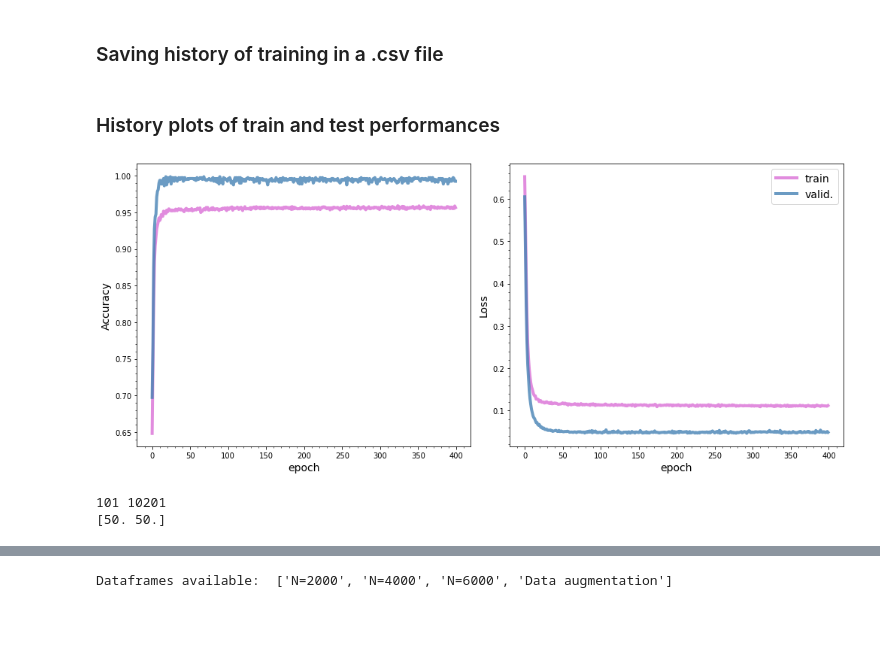
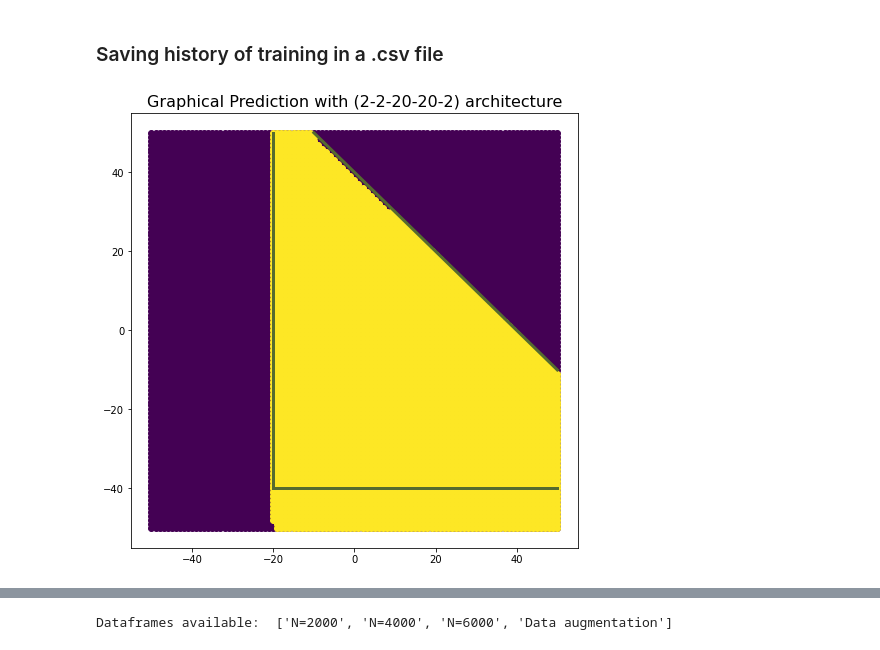
Before and after one commit to PaoloZinesi/ComputationalPhysics_modB, a Jupyter notebook: ASSIGNMENT/analyse_data_DNN_2022-20220308-121412.ipynb, the cells around one changed output, grey strips where cells are left out. Cells and saved outputs as stored; diff of their text form; code cells hidden in the pictures; blank space fills up the shorter version.

```diff
--- a/ASSIGNMENT/analyse_data_DNN_2022-20220308-121412.ipynb
+++ b/ASSIGNMENT/analyse_data_DNN_2022-20220308-121412.ipynb
@@ -233,50 +352,49 @@ if save_csv:
 
         writer.writerow(header)
         writer.writerows(training_data)
-# %% [markdown]
-### History plots of train and test performances
-# %%
-fig,AX=plt.subplots(1,2,figsize=(14,6.))
-
-ax=AX[0]
-ax.plot(fit.history['accuracy'], linewidth=4, color='orchid', alpha=0.8)
-ax.plot(fit.history['val_accuracy'], linewidth=4, color='steelblue', alpha=0.8)
-
-ax.set_xlabel('epoch', fontsize=14)
-ax.set_ylabel("Accuracy", fontsize=14)
-ax.minorticks_on()
-
-ax=AX[1]
-ax.plot(fit.history['loss'],label="train", linewidth=4, color='orchid', alpha=0.8)
-ax.plot(fit.history['val_loss'],label="valid.", linewidth=4, color='steelblue', alpha=0.8)
-
-ax.set_xlabel('epoch', fontsize=14)
-ax.set_ylabel("Loss", fontsize=14)
-ax.minorticks_on()
-
-ax.legend(loc="upper right", fontsize=14)
-
-fig.tight_layout()
-# %% [output]
-[figure, removed]
 # %%
 dX = 1
 X1 = np.arange(-50,50+dX, dX)
 LG = len(X1)
 grid = np.zeros((LG*LG,2))
 k=0
 for i in range(LG):
     for j in range(LG):
         grid[k,:]=(X1[j],X1[i])
         k=k+1
-print(len(X1),len(grid))
-print(grid[-1])
+
 
 # Rescale grid with the same rescaling function
-grid_r = Rescale(grid, scale=50, normalize=False)
+grid_r = Rescale(grid, scale=50)
 
 # predict labels on the grid
 pred = model.predict(grid_r)
+
+
+#fig,AX = plt.subplots(1,3,figsize=(16,5.))
+
+fig,ax = plt.subplots(1,figsize=(8,8))
+
+#ax=AX[0]
+#ax.scatter(x[:,0],x[:,1], c=y)
+#boundaries()
+
+#ax=AX[1]
+#ax.scatter(grid[:,0],grid[:,1],c=pred[:,1])
+#boundaries()
+
+#ax=AX[2]
+W1=np.where(pred[:,1]>0.5)[0]
+ax.scatter(grid[:,0],grid[:,1],c="#440154")
+ax.scatter(grid[W1,0],grid[W1,1],c="#fde725")
+boundaries()
+
+
+ax.set_title("Graphical Prediction with (2-2-20-20-2) architecture", fontsize=16)
+
+
+plt.savefig("Graph_Pred_Nlin1_Model", bbox_inches="tight")
+
+plt.show()
 # %% [output]
-101 10201
-[50. 50.]
+[figure, added]
```
Also changed, not shown: parts of 92 cells of this notebook, 10 other files.
